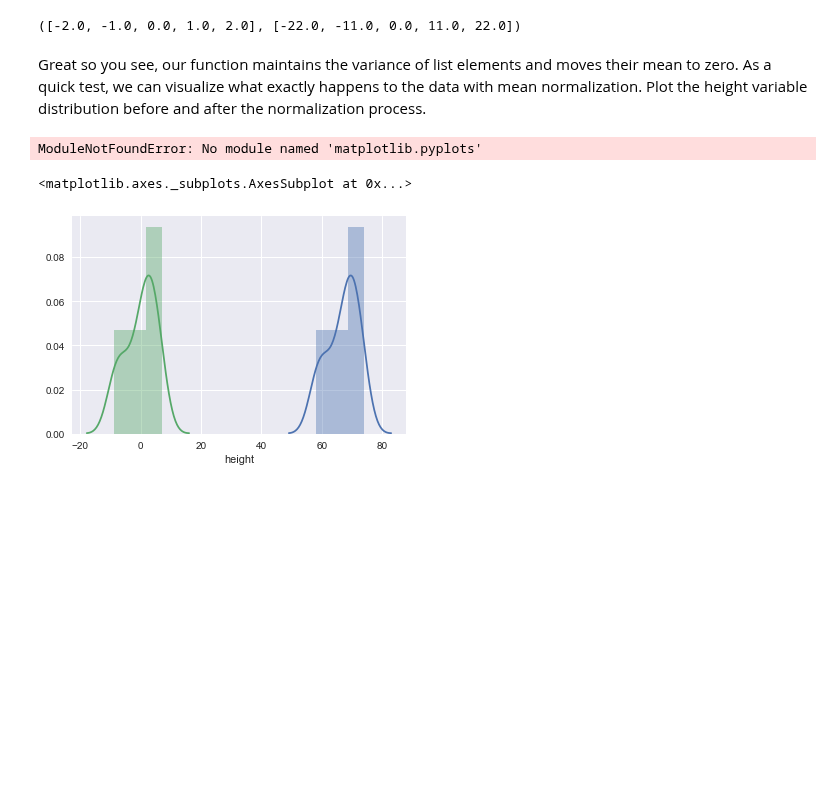
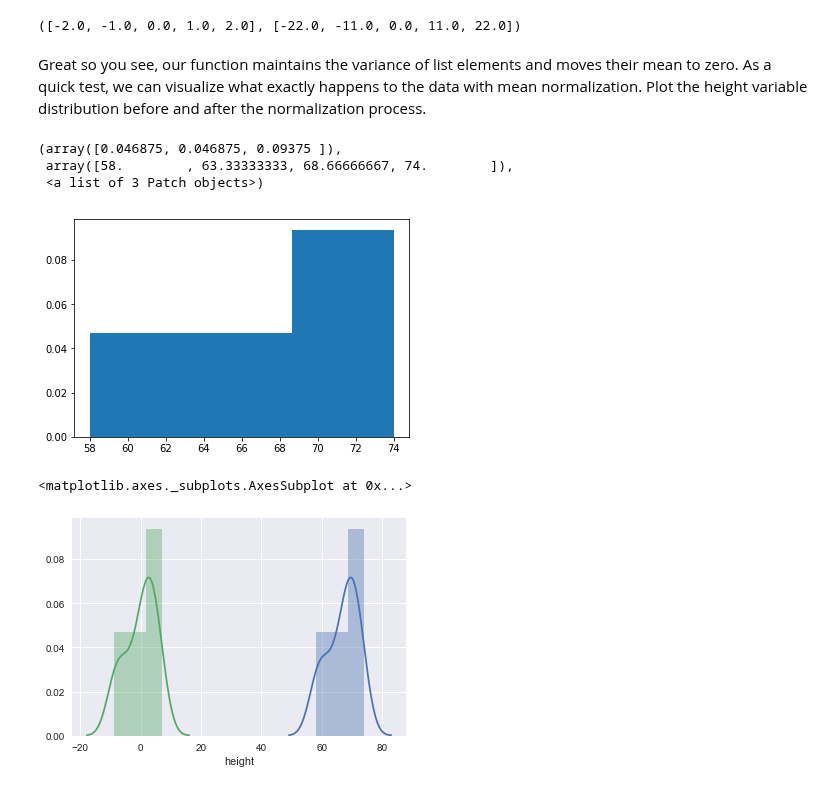
Before and after one commit to nkacoroski/dsc-0-10-04-cov-corr-lab-seattle-ds-career-040119, a Jupyter notebook: index.ipynb, the cells around one changed output. Drawn from its saved outputs; the diff is of its cells as text; code cells hidden in the pictures; blank space fills up the shorter version.

```diff
--- a/index.ipynb
+++ b/index.ipynb
@@ -100,25 +100,28 @@ Great so you see, our function maintains the variance of list elements and moves
 # %%
 # Visualize the height data distribution before and after mean normalization
 import matplotlib
-import matplotlib.pyplots as plt
+import matplotlib.pyplot as plt
 
 fig, ax = plt.subplots()
 x = list(hw['height'])
 ax.hist(x, 3, density=1)
 
-# add a 'best fit' line
-y = ((1 / (np.sqrt(2 * np.pi) * sigma)) *
-     np.exp(-0.5 * (1 / sigma * (bins - mu))**2))
-ax.plot(bins, y, '--')
-ax.set_xlabel('Smarts')
-ax.set_ylabel('Probability density')
-ax.set_title(r'Histogram of IQ: $\mu=100$, $\sigma=15$')
+# # add a 'best fit' line
+# y = ((1 / (np.sqrt(2 * np.pi) * sigma)) *
+#      np.exp(-0.5 * (1 / sigma * (bins - mu))**2))
+# ax.plot(bins, y, '--')
+# ax.set_xlabel('Smarts')
+# ax.set_ylabel('Probability density')
+# ax.set_title(r'Histogram of IQ: $\mu=100$, $\sigma=15$')
 
-# Tweak spacing to prevent clipping of ylabel
-fig.tight_layout()
-plt.show()
+# # Tweak spacing to prevent clipping of ylabel
+# fig.tight_layout()
+# plt.show()
 # %% [output]
-ModuleNotFoundError: No module named 'matplotlib.pyplots'
+(array([0.046875, 0.046875, 0.09375 ]),
+ array([58.        , 63.33333333, 68.66666667, 74.        ]),
+ <a list of 3 Patch objects>)
+[figure, added]
 # %%
 # %% [output]
 <matplotlib.axes._subplots.AxesSubplot at 0x...>
```
